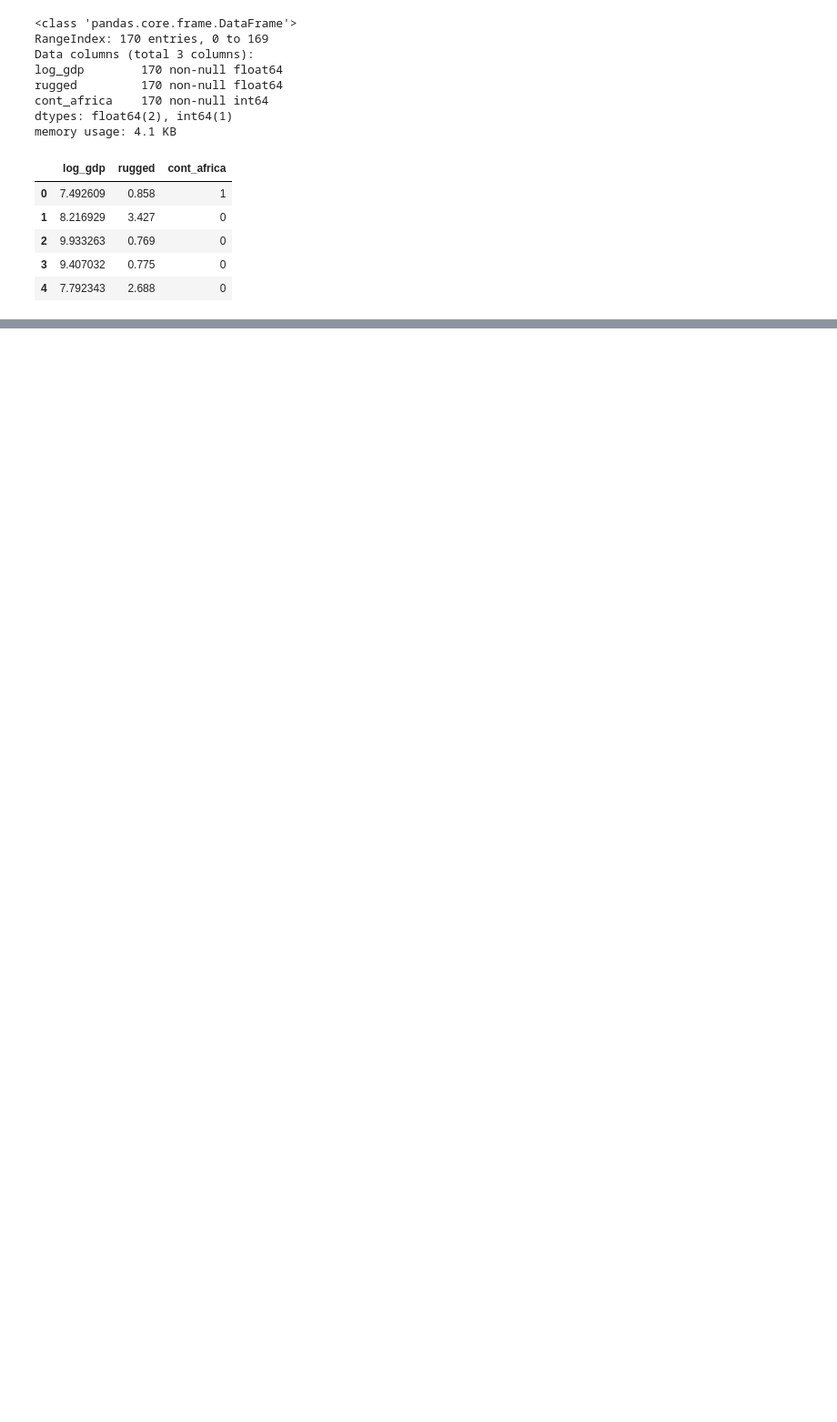
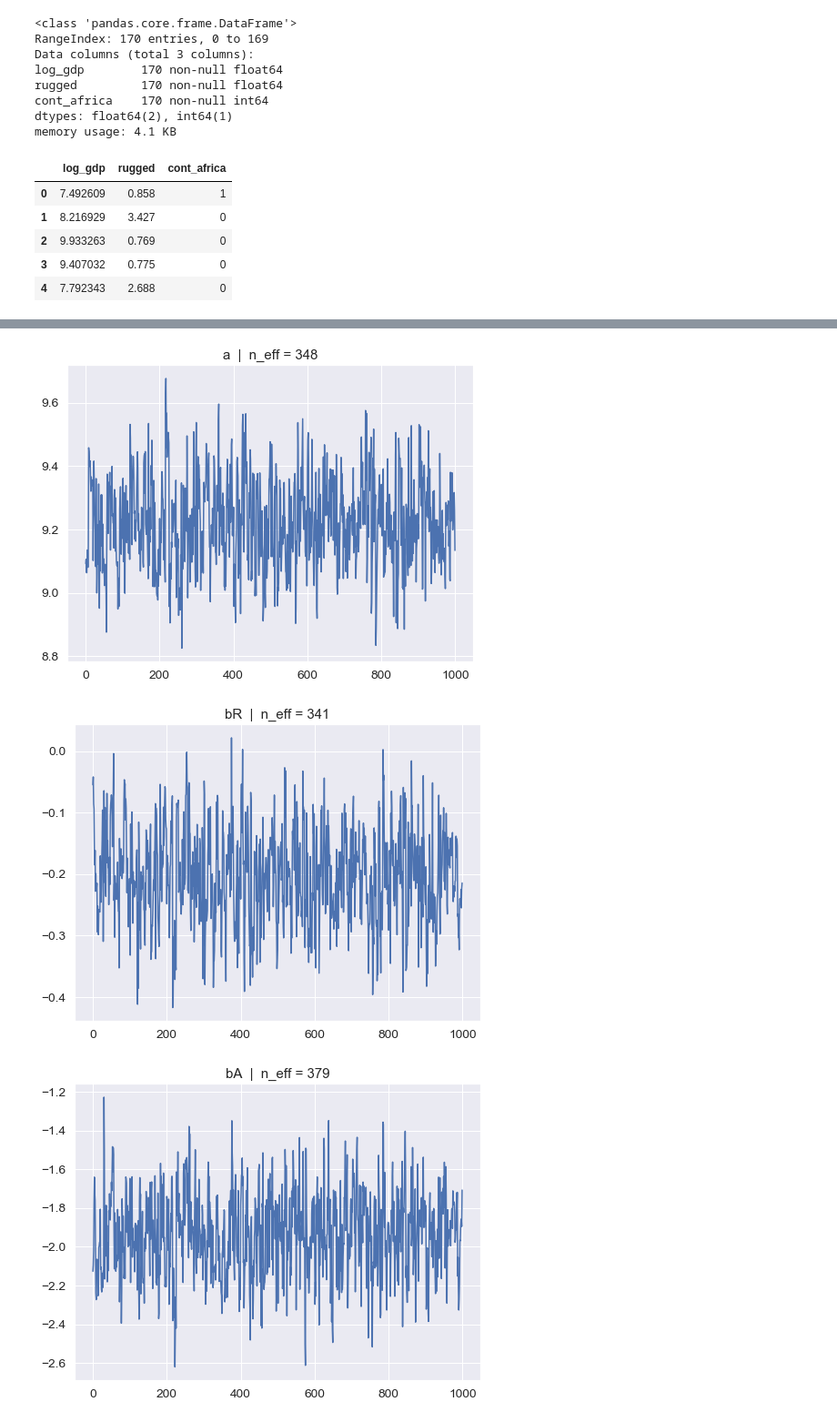
Before and after one commit to fehiepsi/rethinking-pyro, a Jupyter notebook: notebooks/08_markov_chain_monte_carlo.ipynb, the cells around one changed output, grey strips where cells are left out. Shown at 91% size. Drawn from its saved outputs; the diff is of its cells as text; code cells hidden in the pictures; blank space fills up the shorter version.

```diff
--- a/notebooks/08_markov_chain_monte_carlo.ipynb
+++ b/notebooks/08_markov_chain_monte_carlo.ipynb
@@ -100,0 +169,11 @@ def model(rugged, cont_africa, log_gdp):
+# %%
+post = extract_samples(m8_1stan)
+precis_df = precis(m8_1stan)
+for latent in post:
+    ax = sns.lineplot(range(1000), post[latent])
+    ax.set(title="{}  |  n_eff = {}".format(latent, int(precis_df.loc[latent, "n_eff"])))
+    sns.mpl.pyplot.show()
+# %% [output]
+[figure, added]
+[figure, added]
+[figure, added]
```
Also changed, not shown: parts of 33 cells of this notebook, 1 other file.
